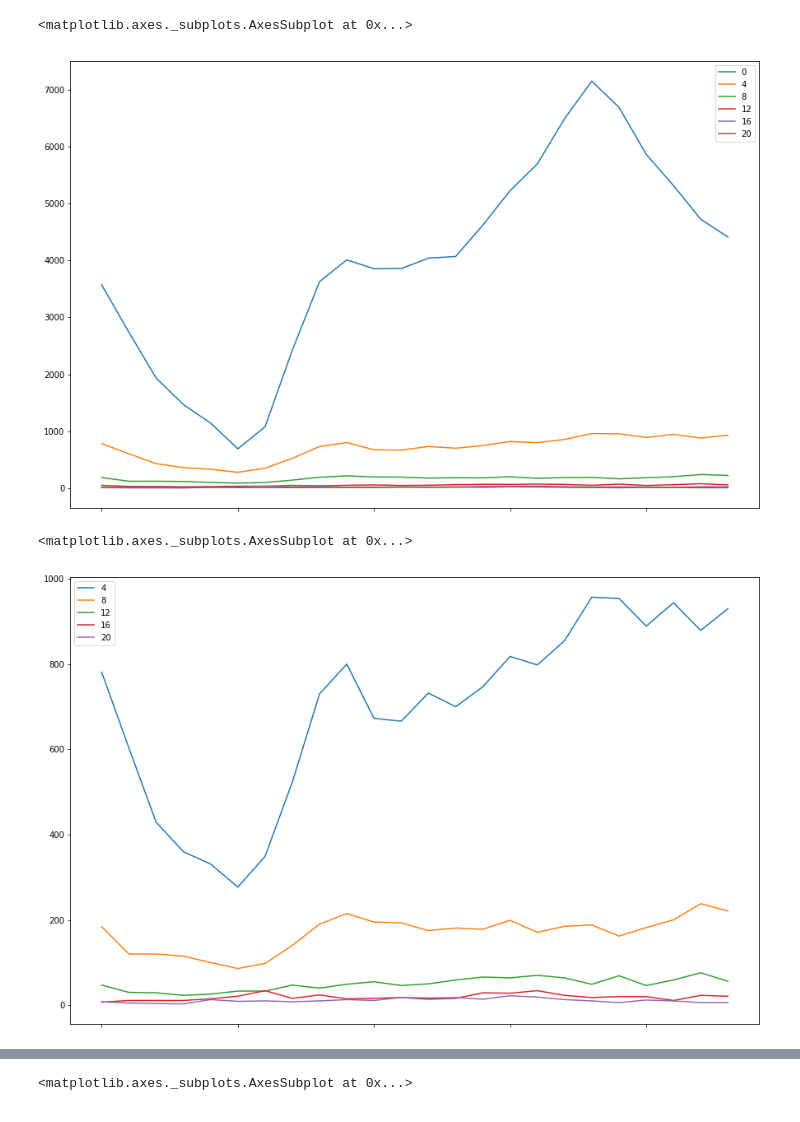
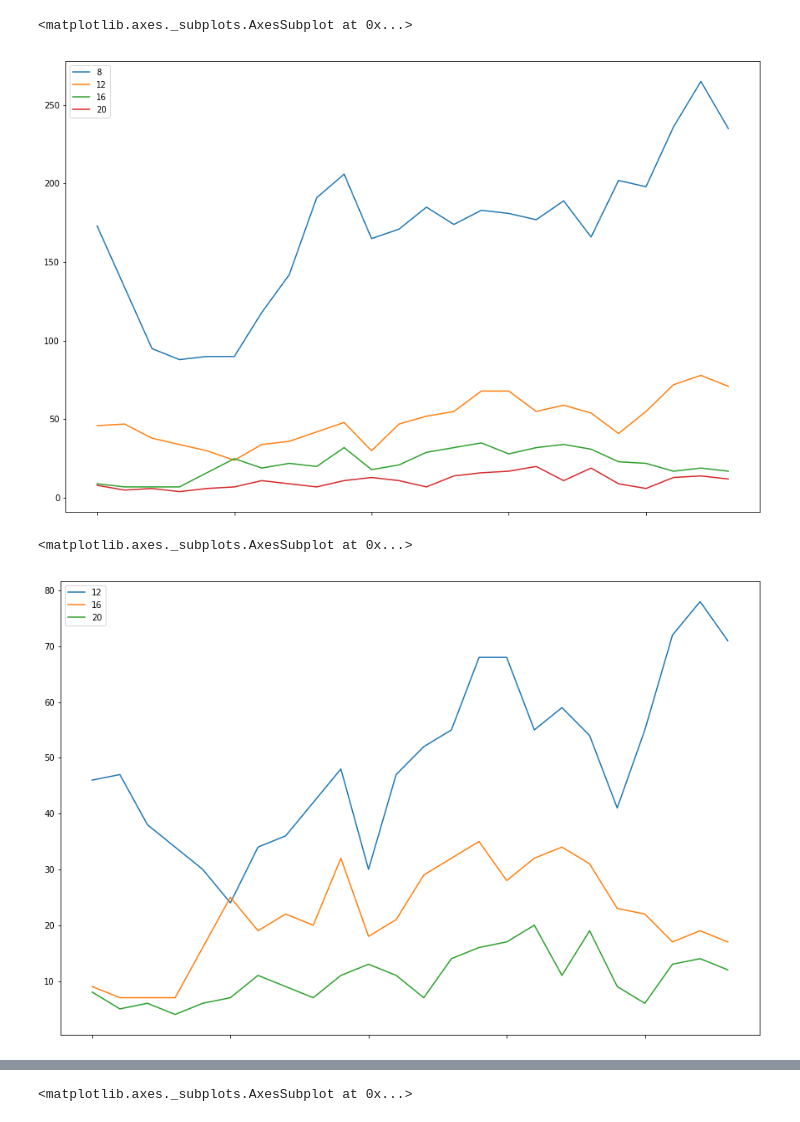
Before and after one commit to KaidongLi/ku731-p06-visual, a Jupyter notebook: tst_procedure.ipynb, the cells around one changed output, grey strips where cells are left out. Drawn from its saved outputs; the diff is of its cells as text; code cells hidden in the pictures.

```diff
--- a/tst_procedure.ipynb
+++ b/tst_procedure.ipynb
@@ -289,12 +361,12 @@ ct_hr.sample(2)
 # %%
+del ct_hr[4]
 ct_hr.plot.line(figsize=(15, 10))
 # %% [output]
 <matplotlib.axes._subplots.AxesSubplot at 0x...>
-[figure, old version]
+[figure, new version]
 # %%
-#ct_hr
-#del ct_hr[0]
+del ct_hr[8]
 ct_hr.plot.line(figsize=(15, 10))
 # %% [output]
 <matplotlib.axes._subplots.AxesSubplot at 0x...>
-[figure, old version]
+[figure, new version]
```
Also changed, not shown: parts of 22 cells of this notebook.
